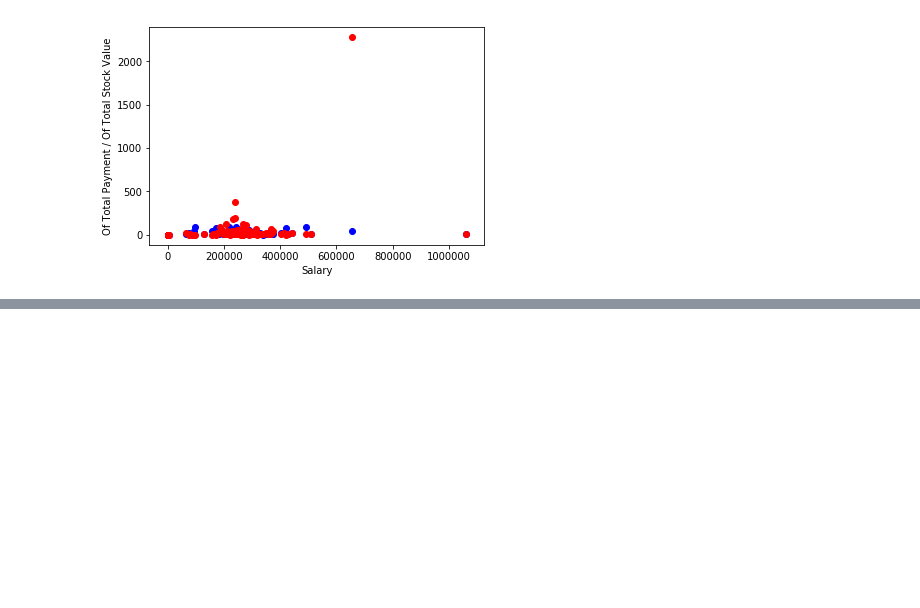
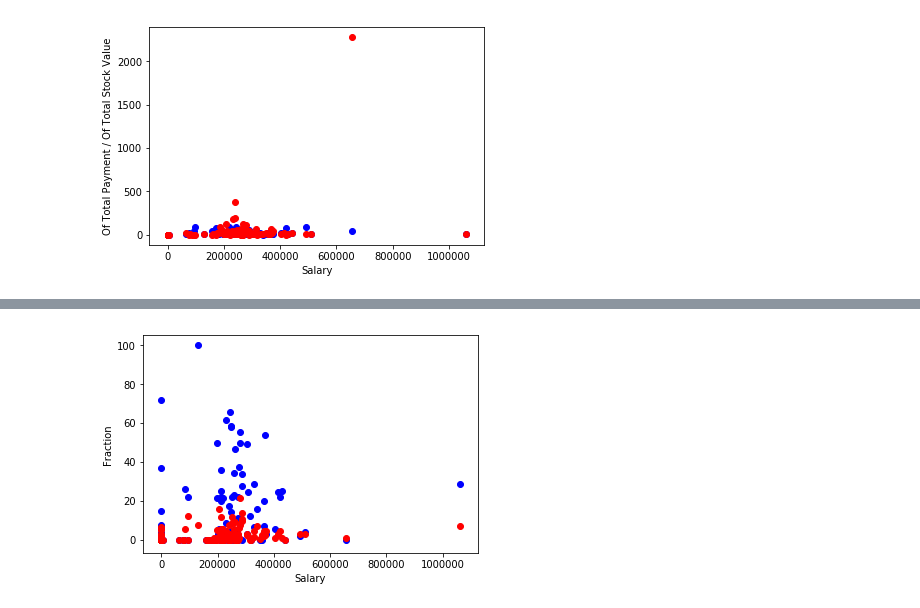
Before and after one commit to geekquad/Fraud-Detection, a Jupyter notebook: Fraud Detection from ENRON dataset.ipynb, the cells around one changed output, grey strips where cells are left out. Saved outputs shown, nothing was run; the diff lists cells and outputs as text; code cells hidden in the pictures; blank space fills up the shorter version.

```diff
--- a/Fraud Detection from ENRON dataset.ipynb
+++ b/Fraud Detection from ENRON dataset.ipynb
@@ -394,0 +420,21 @@ plt.show()
+# %%
+enron_df['poi_ratio'] = 0.0
+enron_df['fraction_to_poi'] = 0.0
+enron_df['fraction_from_poi'] = 0.0
+
+enron_df.loc[(enron_df['from_messages'] + enron_df['to_messages']) != 0.0, 'poi_ratio'] = (enron_df['from_poi_to_this_person']
+                                                                                           + enron_df['from_this_person_to_poi']) /
+                                                                                          (enron_df['from_messages'] + enron_df['to_messages']) * 100
+enron_df.loc[enron_df['from_messages'] != 0.0, 'fraction_to_poi'] = enron_df['from_this_person_to_poi']
+                                                                    / enron_df['from_messages'] * 100
+enron_df.loc[enron_df['to_messages'] != 0.0, 'fraction_from_poi']= enron_df['from_poi_to_this_person']
+                                                                    / enron_df['to_messages'] * 100
+# %%
+# Graph 'fraction_to_poi' and 'fraction_from_poi' to salary
+plt.scatter(enron_df['salary'], enron_df['fraction_to_poi'], color='blue')
+plt.scatter(enron_df['salary'], enron_df['fraction_from_poi'], color='red')
+plt.xlabel('Salary')
+plt.ylabel('Fraction')
+plt.show()
+# %% [output]
+[figure, added]
```
Also changed, not shown: parts of 3 cells of this notebook.
